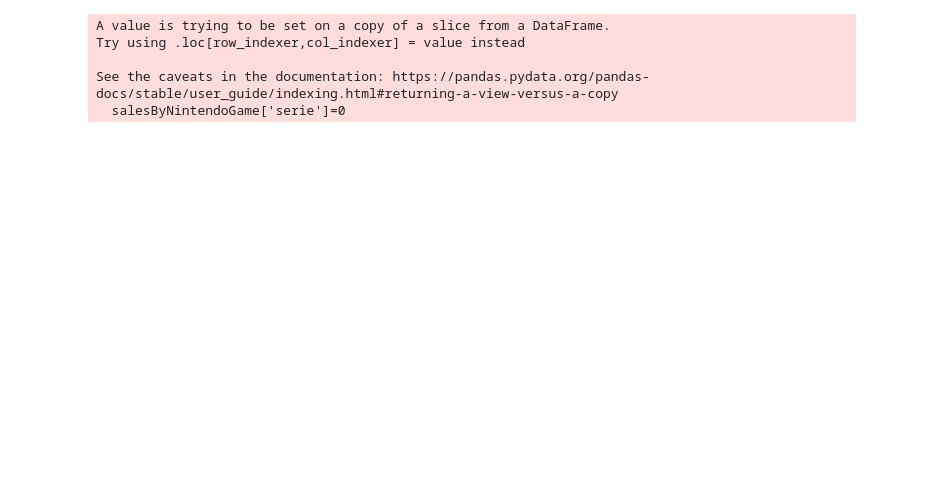
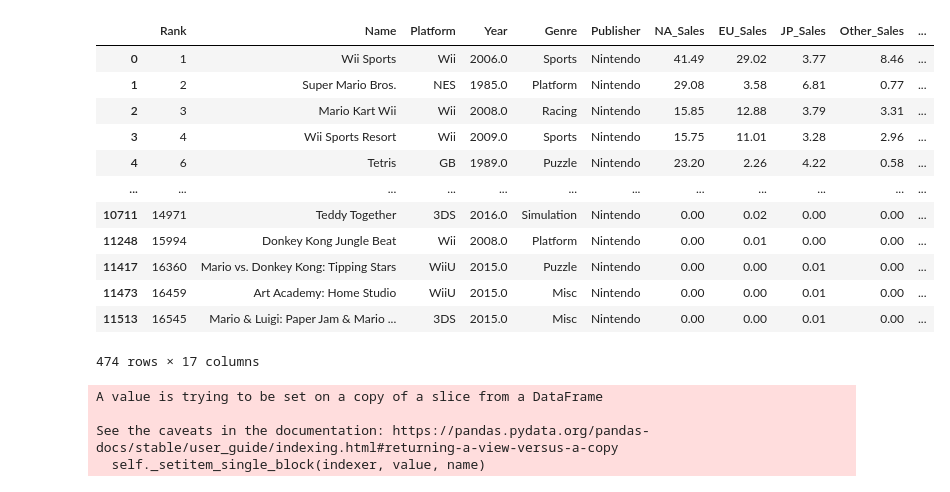
Before and after one commit to Pascal-Thai/GamingSales, a Jupyter notebook: GamingSales-Nintendo.ipynb, the cells around one changed output. Saved outputs shown, nothing was run; the diff lists cells and outputs as text; code cells hidden in the pictures; blank space fills up the shorter version.

```diff
--- a/GamingSales-Nintendo.ipynb
+++ b/GamingSales-Nintendo.ipynb
@@ -103,17 +1,48 @@ length : 16598
+# %%
+# Importation des packaques et du dataset
+import pandas as pd
+import numpy as np
+import seaborn as sns
+import matplotlib.pyplot as plt
+import re
+
+
+# Importation du fichier de scraping
+df = pd.read_csv('vgsales_visu.csv')
+
+df = df[df['Publisher']=='Nintendo']
+df
+# %% [output]
+|  | Rank | Name | Platform | Year | Genre | Publisher | NA_Sales | EU_Sales | JP_Sales | Other_Sales | ... |
+| 0 | 1 | Wii Sports | Wii | 2006.0 | Sports | Nintendo | 41.49 | 29.02 | 3.77 | 8.46 | ... |
+| 1 | 2 | Super Mario Bros. | NES | 1985.0 | Platform | Nintendo | 29.08 | 3.58 | 6.81 | 0.77 | ... |
+| 2 | 3 | Mario Kart Wii | Wii | 2008.0 | Racing | Nintendo | 15.85 | 12.88 | 3.79 | 3.31 | ... |
+| 3 | 4 | Wii Sports Resort | Wii | 2009.0 | Sports | Nintendo | 15.75 | 11.01 | 3.28 | 2.96 | ... |
+| 4 | 6 | Tetris | GB | 1989.0 | Puzzle | Nintendo | 23.20 | 2.26 | 4.22 | 0.58 | ... |
+| ... | ... | ... | ... | ... | ... | ... | ... | ... | ... | ... | ... |
+| 10711 | 14971 | Teddy Together | 3DS | 2016.0 | Simulation | Nintendo | 0.00 | 0.02 | 0.00 | 0.00 | ... |
+| 11248 | 15994 | Donkey Kong Jungle Beat | Wii | 2008.0 | Platform | Nintendo | 0.00 | 0.01 | 0.00 | 0.00 | ... |
+| 11417 | 16360 | Mario vs. Donkey Kong: Tipping Stars | WiiU | 2015.0 | Puzzle | Nintendo | 0.00 | 0.00 | 0.01 | 0.00 | ... |
+| 11473 | 16459 | Art Academy: Home Studio | WiiU | 2015.0 | Misc | Nintendo | 0.00 | 0.00 | 0.01 | 0.00 | ... |
+| 11513 | 16545 | Mario & Luigi: Paper Jam & Mario ... | 3DS | 2015.0 | Misc | Nintendo | 0.00 | 0.00 | 0.01 | 0.00 | ... |
+474 rows × 17 columns
 # %%
 # Recherche de série
-salesByNintendoGame['serie']=0
-for index,i in enumerate(salesByNintendoGame['Name']):
-    for y in salesByNintendoGame['Name'] :
+df['serie']=0
+for index,i in enumerate(df['Name']):
+    for y in df['Name'] :
         if (i != y) & ((i in y) | (y in i)) :
-            salesByNintendoGame['serie'].iloc[index]=1
-        elif (salesByNintendoGame['serie'].iloc[index]!=1) :
-            salesByNintendoGame['serie'].iloc[index]=0
+            df['serie'].iloc[index]=1
+        elif (df['serie'].iloc[index]!=1) :
+            df['serie'].iloc[index]=0
+
+
+# Faire moyenne des ventes par série
+
 
 #salesByNintendoGame
 # %% [output]
-A value is trying to be set on a copy of a slice from a DataFrame.
-Try using .loc[row_indexer,col_indexer] = value instead
+A value is trying to be set on a copy of a slice from a DataFrame
 
 See the caveats in the documentation: https://pandas.pydata.org/pandas-docs/stable/user_guide/indexing.html#returning-a-view-versus-a-copy
-  salesByNintendoGame['serie']=0
+  self._setitem_single_block(indexer, value, name)
```
Also changed, not shown: parts of 9 cells of this notebook, 3 other files.
